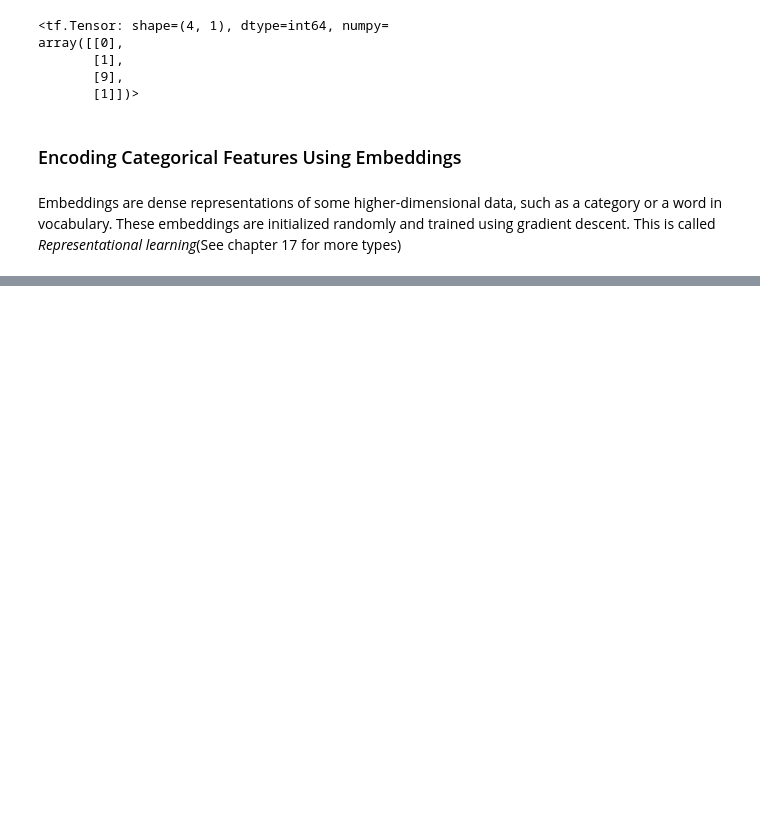
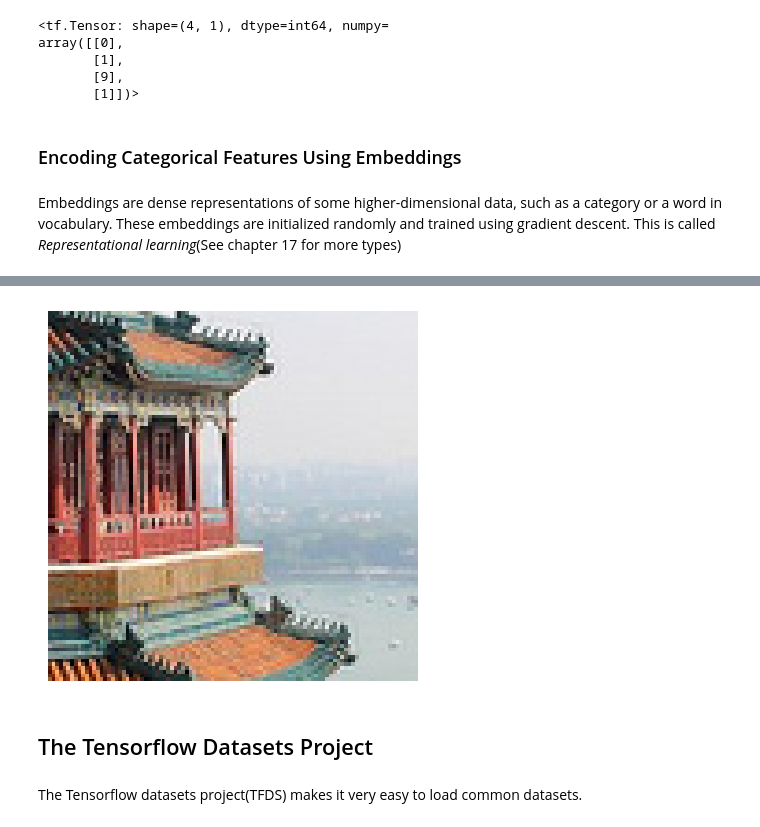
Before and after one commit to mishamickevicius/ML-Projects, a Jupyter notebook: ML-Book-Chapter-Notes/Deep Learning/Chapter 13 Loading and Preprocessing Data with TF.ipynb, the cells around one changed output, grey strips where cells are left out. Saved outputs shown, nothing was run; the diff lists cells and outputs as text; code cells hidden in the pictures; blank space fills up the shorter version.

```diff
--- a/ML-Book-Chapter-Notes/Deep Learning/Chapter 13 Loading and Preprocessing Data with TF.ipynb
+++ b/ML-Book-Chapter-Notes/Deep Learning/Chapter 13 Loading and Preprocessing Data with TF.ipynb
@@ -556,0 +657,10 @@ array([[ 0.0352865 , -0.00420256],
+# %%
+plt.imshow(cropped_images[0] / 255)
+plt.axis("off")
+plt.show()
+# %% [output]
+[figure, added]
+# %% [markdown]
+## The Tensorflow Datasets Project
+# %% [markdown]
+The Tensorflow datasets project(TFDS) makes it very easy to load common datasets.
```
Also changed, not shown: parts of 42 cells of this notebook.
